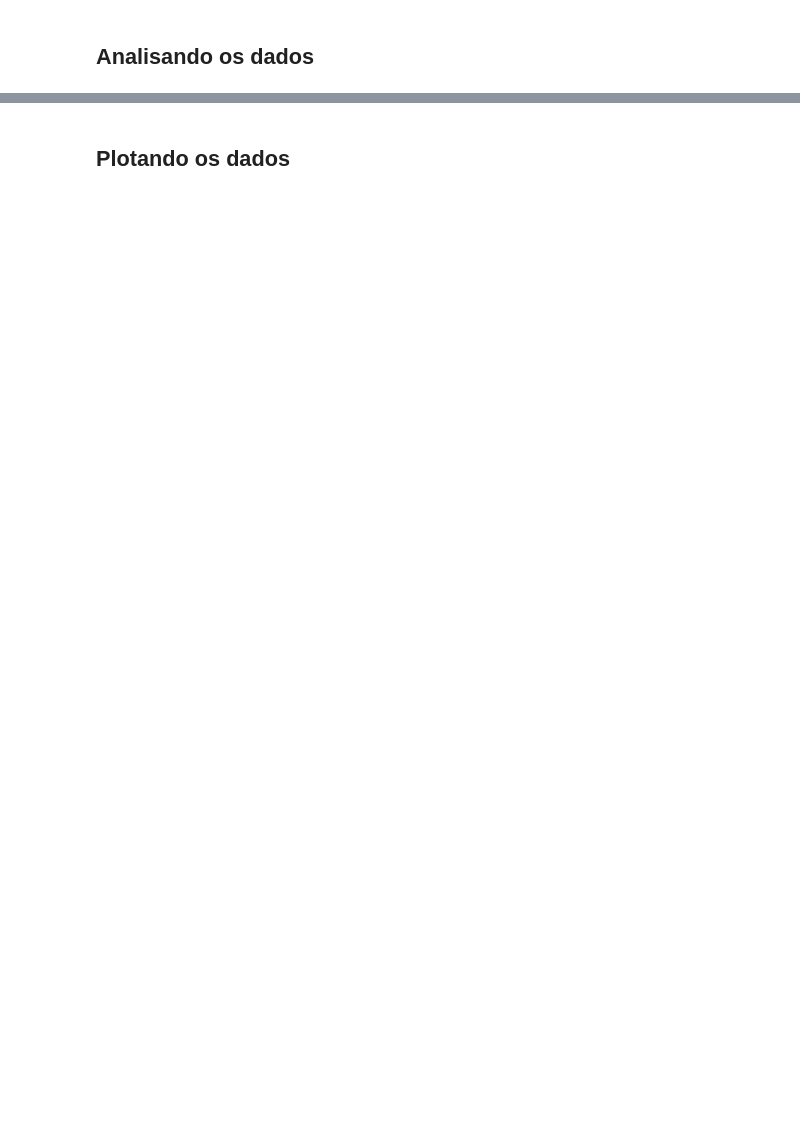
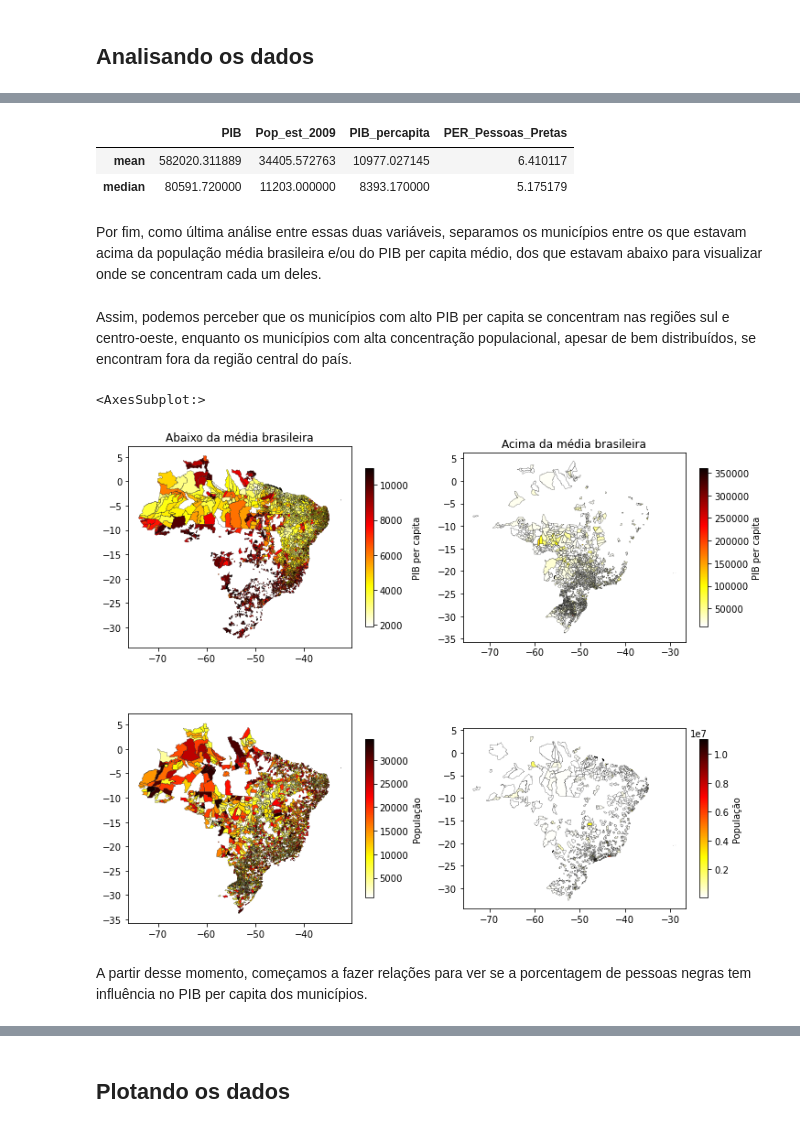
Before and after one commit to biancarvalho/banco-de-dados, a Jupyter notebook: A2/analises.ipynb, the cells around one changed output, grey strips where cells are left out. Cells and saved outputs as stored; diff of their text form; code cells hidden in the pictures; blank space fills up the shorter version.

Commit message:
passando do rascunho para analise

```diff
--- a/A2/analises.ipynb
+++ b/A2/analises.ipynb
@@ -68,0 +162,36 @@ merge[['PIB', 'Pop_est_2009', 'PIB_percapita', 'PER_Pessoas_Pretas']].agg(['mean
+# %%
+merge[['PIB', 'Pop_est_2009', 'PIB_percapita', 'PER_Pessoas_Pretas']].agg(['mean', 'median'])
+# %% [output]
+|  | PIB | Pop_est_2009 | PIB_percapita | PER_Pessoas_Pretas |
+| mean | 582020.311889 | 34405.572763 | 10977.027145 | 6.410117 |
+| median | 80591.720000 | 11203.000000 | 8393.170000 | 5.175179 |
+# %% [markdown]
+Por fim, como última análise entre essas duas variáveis, separamos os municípios entre os que estavam acima da população média brasileira e/ou do PIB per capita médio, dos que estavam abaixo para visualizar onde se concentram cada um deles.
+# %% [markdown]
+Assim, podemos perceber que os municípios com alto PIB per capita se concentram nas regiões sul e centro-oeste, enquanto os municípios com alta concentração populacional, apesar de bem distribuídos, se encontram fora da região central do país.
+# %%
+br_a1 = merge[merge['PIB_percapita'] < 10977.027145] #PIB per capita abaixo da média
+br_a2 = merge[merge['PIB_percapita'] >= 10977.027145] #PIB per capita acima da média
+br_a3 = merge[merge['Pop_est_2009'] < 34405.572763] #População abaixo da média
+br_a4 = merge[merge['Pop_est_2009'] >= 34405.572763] #População acima da média
+# %%
+f = plt.figure(figsize=(12,10))
+
+ax=f.add_subplot(221)
+br_a1.plot(column='PIB_percapita', cmap='hot_r', legend=True, edgecolor='black', linewidth=0.2, figsize=(15,8), ax=ax, legend_kwds={'label': "PIB per capita", 'shrink': 0.7})
+plt.title('Abaixo da média brasileira')
+
+ax=f.add_subplot(222)
+br_a2.plot(column='PIB_percapita', cmap='hot_r', legend=True, edgecolor='black',linewidth=0.2,  figsize=(15,8), ax=ax, legend_kwds={'label': "PIB per capita", 'shrink': 0.7})
+plt.title('Acima da média brasileira')
+
+ax=f.add_subplot(223)
+br_a3.plot(column='Pop_est_2009', cmap='hot_r', legend=True, edgecolor='black', linewidth=0.2, figsize=(15,8), ax=ax, legend_kwds={'label': "População", 'shrink': 0.7})
+
+ax=f.add_subplot(224)
+br_a4.plot(column='Pop_est_2009', cmap='hot_r', legend=True, edgecolor='black', linewidth=0.2, figsize=(15,8), ax=ax, legend_kwds={'label': "População", 'shrink': 0.7})
+# %% [output]
+<AxesSubplot:>
+[figure, added]
+# %% [markdown]
+A partir desse momento, começamos a fazer relações para ver se a porcentagem de pessoas negras tem influência no PIB per capita dos municípios.
```
Also changed, not shown: parts of 22 cells of this notebook, 1 other file.
